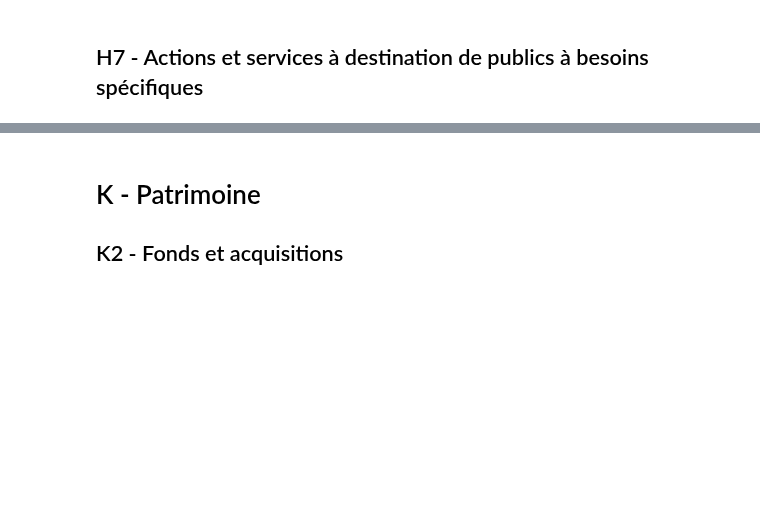
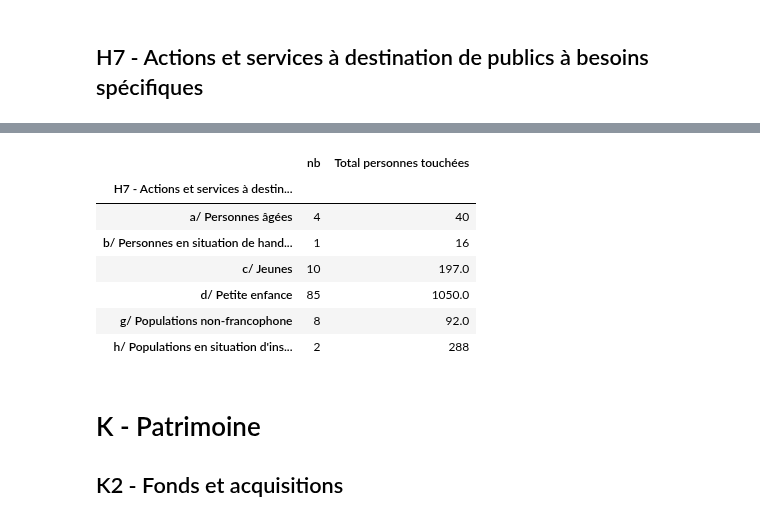
Before and after one commit to medrbx/kibini2, a Jupyter notebook: kibini/notebook_sll.ipynb, the cells around one changed output, grey strips where cells are left out. Cells and saved outputs as stored; diff of their text form; code cells hidden in the pictures; blank space fills up the shorter version.

```diff
--- a/kibini/notebook_sll.ipynb
+++ b/kibini/notebook_sll.ipynb
@@ -1531,3 +1395,18 @@ ac_2023.pivot_table(index='type_sll',
+# %%
+aecs.pivot_table(index="H7 - Actions et services à destination de publics à besoins spécifiques",
+                 values=['nb',"Total personnes touchées"],
+                 dropna=False,
+                 aggfunc={'nb':sum,"Total personnes touchées":sum}
+                )[['nb','Total personnes touchées']]
+# %% [output]
+|  | nb | Total personnes touchées |
+| H7 - Actions et services à destin... |  |  |
+| a/ Personnes âgées | 4 | 40 |
+| b/ Personnes en situation de hand... | 1 | 16 |
+| c/ Jeunes | 10 | 197.0 |
+| d/ Petite enfance | 85 | 1050.0 |
+| g/ Populations non-francophone | 8 | 92.0 |
+| h/ Populations en situation d'ins... | 2 | 288 |
 # %% [markdown]
 # K - Patrimoine
 
```
Also changed, not shown: parts of 74 cells of this notebook.
